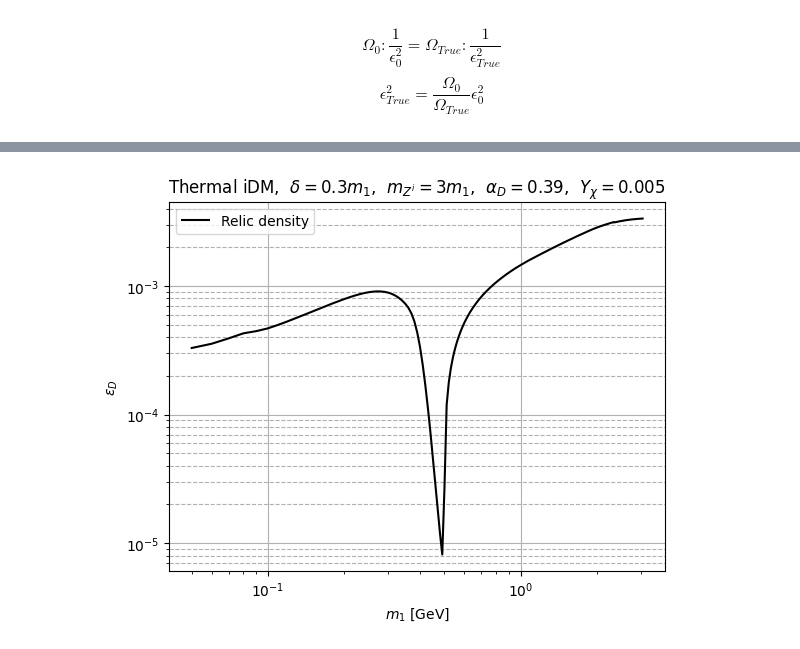
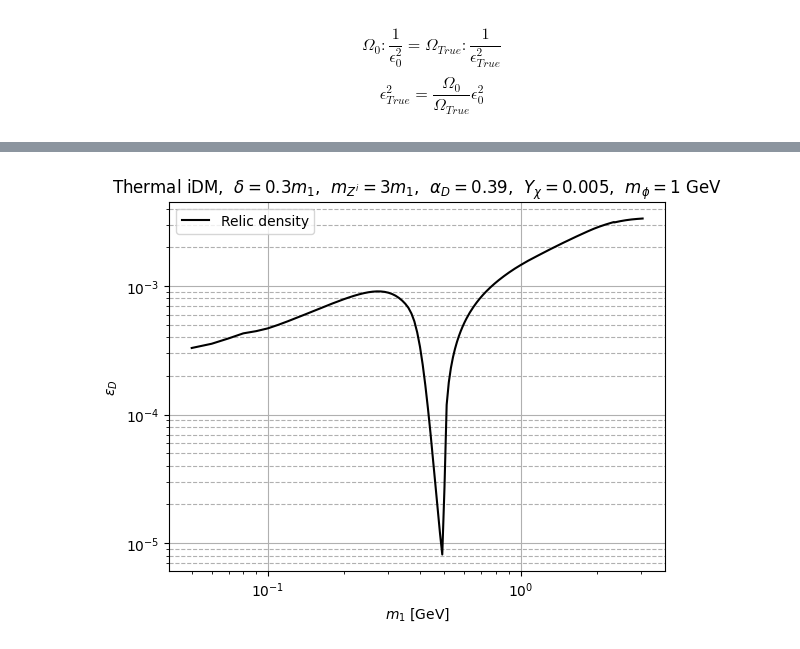
Before and after one commit to nico0407/DM-freeze-out, a Jupyter notebook: iDM-freze-out/Relicmphi1/RelicYchi005/database.ipynb, the cells around one changed output, grey strips where cells are left out. Cells and saved outputs as stored; diff of their text form; code cells hidden in the pictures.

```diff
--- a/iDM-freze-out/Relicmphi1/RelicYchi005/database.ipynb
+++ b/iDM-freze-out/Relicmphi1/RelicYchi005/database.ipynb
@@ -154,14 +154,14 @@ array([3.29494562e-04, 3.55562934e-04, 3.91354486e-04, 4.28203612e-04,
        3.34050520e-03, 3.34218865e-03, 3.34391238e-03, 3.34567009e-03])
 # %%
 plt.plot(mass1, epsilon_actually_needed, label='Relic density',color = "black")
-plt.title(r'Thermal iDM,  $\delta= 0.3m_1$,  $m_{Z^i}=3m_1$,  $\alpha_D=0.39$,  $Y_\chi=0.005$ ')
+plt.title(r'Thermal iDM,  $\delta= 0.3m_1$,  $m_{Z^i}=3m_1$,  $\alpha_D=0.39$,  $Y_\chi=0.005$,  $m_\phi=1$ GeV')
 plt.xlabel('$m_1$ [GeV]')
 plt.ylabel('$\epsilon_D$')
 plt.xscale('log')
 plt.yscale('log')
 plt.legend()
 plt.grid(which='major')
 plt.grid(which='minor', axis='y',linestyle='--')
 plt.show()
 # %% [output]
-[figure, old version]
+[figure, new version]
```
Also changed, not shown: 2 other files.
